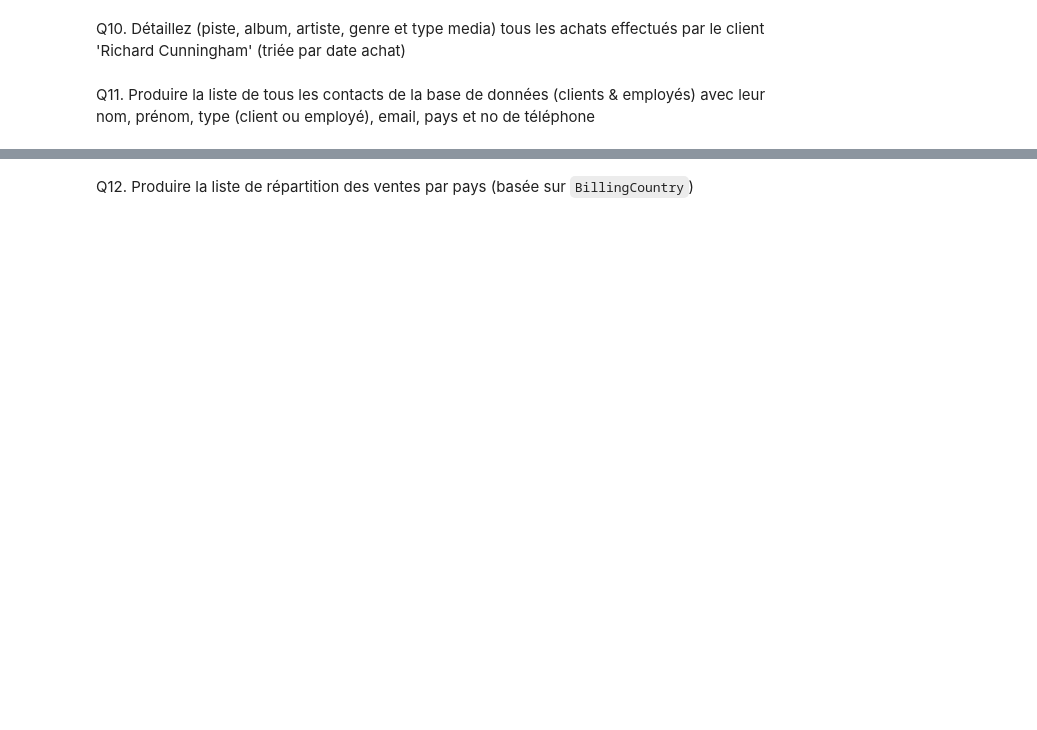
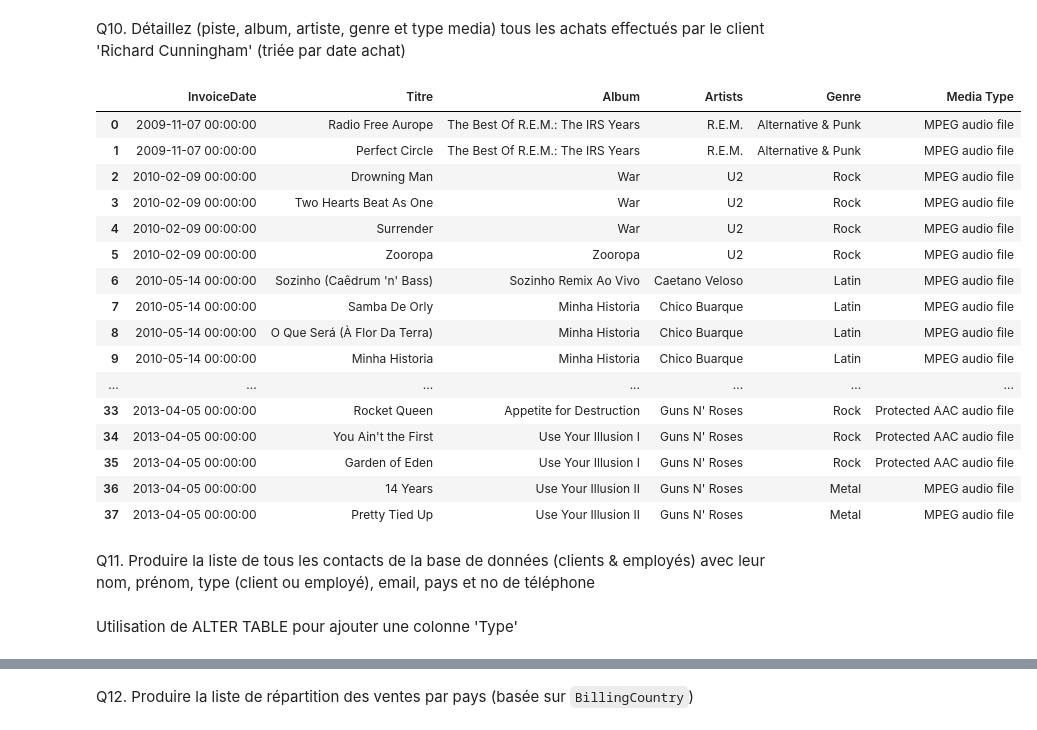
Before and after one commit to joris-devdata/digital-music-store, a Jupyter notebook: p1-exploration.ipynb, the cells around one changed output, grey strips where cells are left out. Saved outputs shown, nothing was run; the diff lists cells and outputs as text; code cells hidden in the pictures; blank space fills up the shorter version.

```diff
--- a/p1-exploration.ipynb
+++ b/p1-exploration.ipynb
@@ -146,4 +390,58 @@ Q09. Nommez les 5 meilleurs clients
 # %% [markdown]
 Q10. Détaillez (piste, album, artiste, genre et type media) tous les achats effectués par le client 'Richard Cunningham' (triée par date achat)
+# %%
+query = """
+SELECT
+	i.InvoiceDate,
+	t.Name AS 'Titre',
+	a.Title AS 'Album',
+	a2.Name AS 'Artists',
+	g.Name AS 'Genre',
+	mt.Name AS 'Media Type'
+FROM
+	customers c
+LEFT JOIN invoices i ON
+	c.CustomerId = i.CustomerId
+LEFT JOIN invoice_items ii ON
+	i.InvoiceId = ii.InvoiceId
+LEFT JOIN tracks t ON
+	ii.TrackId = t.TrackId
+LEFT JOIN albums a ON
+	a.AlbumId = t.AlbumId
+LEFT JOIN genres g ON
+	g.GenreId = t.GenreId
+LEFT JOIN media_types mt ON
+	mt.MediaTypeId = t.MediaTypeId
+LEFT JOIN artists a2 ON
+	a2.ArtistId = a.ArtistId
+WHERE
+	c.LastName = 'Cunningham'
+	AND c.FirstName = 'Richard'
+ORDER BY
+	i.InvoiceDate
+"""
+# %%
+results = pd.read_sql_query(query, conn)
+results
+# %% [output]
+|  | InvoiceDate | Titre | Album | Artists | Genre | Media Type |
+| 0 | 2009-11-07 00:00:00 | Radio Free Aurope | The Best Of R.E.M.: The IRS Years | R.E.M. | Alternative & Punk | MPEG audio file |
+| 1 | 2009-11-07 00:00:00 | Perfect Circle | The Best Of R.E.M.: The IRS Years | R.E.M. | Alternative & Punk | MPEG audio file |
+| 2 | 2010-02-09 00:00:00 | Drowning Man | War | U2 | Rock | MPEG audio file |
+| 3 | 2010-02-09 00:00:00 | Two Hearts Beat As One | War | U2 | Rock | MPEG audio file |
+| 4 | 2010-02-09 00:00:00 | Surrender | War | U2 | Rock | MPEG audio file |
+| 5 | 2010-02-09 00:00:00 | Zooropa | Zooropa | U2 | Rock | MPEG audio file |
+| 6 | 2010-05-14 00:00:00 | Sozinho (Caêdrum 'n' Bass) | Sozinho Remix Ao Vivo | Caetano Veloso | Latin | MPEG audio file |
+| 7 | 2010-05-14 00:00:00 | Samba De Orly | Minha Historia | Chico Buarque | Latin | MPEG audio file |
+| 8 | 2010-05-14 00:00:00 | O Que Será (À Flor Da Terra) | Minha Historia | Chico Buarque | Latin | MPEG audio file |
+| 9 | 2010-05-14 00:00:00 | Minha Historia | Minha Historia | Chico Buarque | Latin | MPEG audio file |
+| ... | ... | ... | ... | ... | ... | ... |
+| 33 | 2013-04-05 00:00:00 | Rocket Queen | Appetite for Destruction | Guns N' Roses | Rock | Protected AAC audio file |
+| 34 | 2013-04-05 00:00:00 | You Ain't the First | Use Your Illusion I | Guns N' Roses | Rock | Protected AAC audio file |
+| 35 | 2013-04-05 00:00:00 | Garden of Eden | Use Your Illusion I | Guns N' Roses | Rock | Protected AAC audio file |
+| 36 | 2013-04-05 00:00:00 | 14 Years | Use Your Illusion II | Guns N' Roses | Metal | MPEG audio file |
+| 37 | 2013-04-05 00:00:00 | Pretty Tied Up | Use Your Illusion II | Guns N' Roses | Metal | MPEG audio file |
 # %% [markdown]
 Q11. Produire la liste de tous les contacts de la base de données (clients & employés) avec leur nom, prénom, type (client ou employé), email, pays et no de téléphone
+# %% [markdown]
+Utilisation de ALTER TABLE pour ajouter une colonne 'Type'
```
Also changed, not shown: parts of 20 cells of this notebook.
